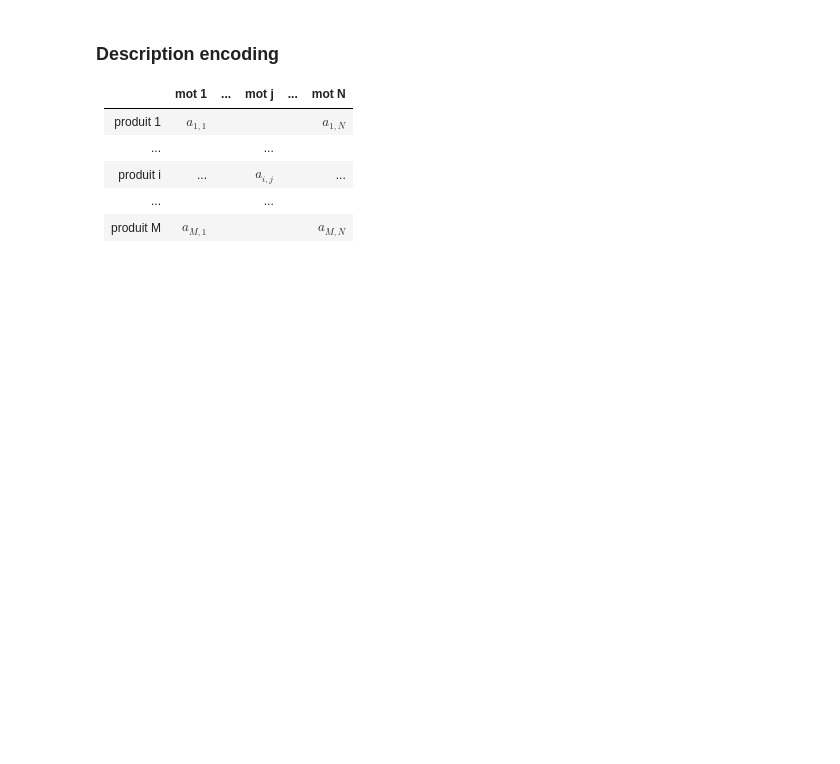
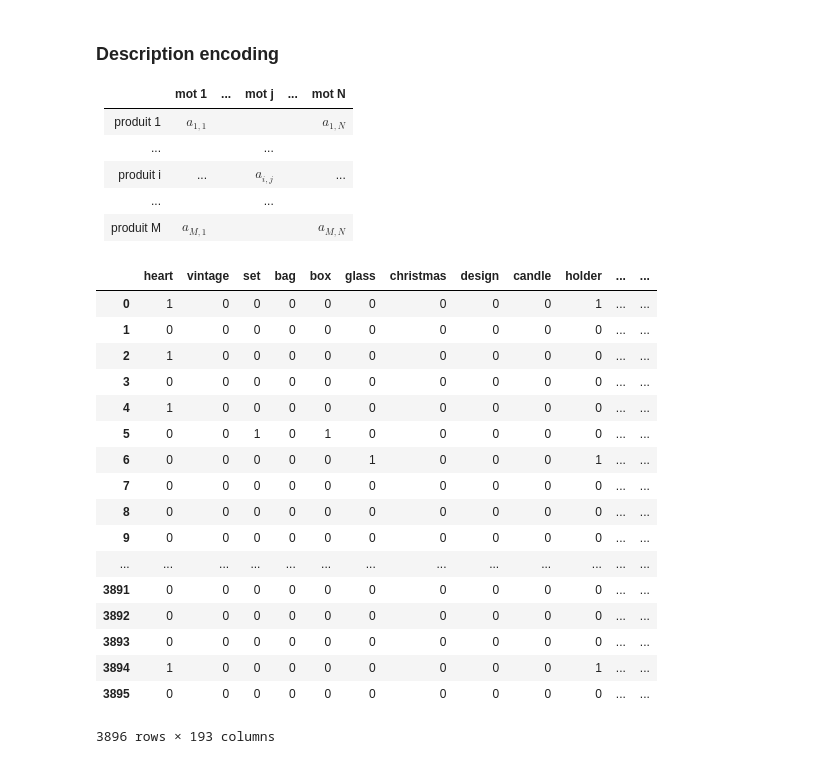
Before and after one commit to YaTingChang0620/CustomerAnalysis, a Jupyter notebook: description_matrix.ipynb, the cells around one changed output. Drawn from its saved outputs; the diff is of its cells as text; code cells hidden in the pictures; blank space fills up the shorter version.

```diff
--- a/description_matrix.ipynb
+++ b/description_matrix.ipynb
@@ -99,6 +109,27 @@ descriptions = df_initial['Description'].unique()
 X = pd.DataFrame()
 for key, occurence in list_products:
     X.loc[:, key] = list(map(lambda x:int(key.upper() in x), descriptions))
+# %%
+X
+# %% [output]
+|  | heart | vintage | set | bag | box | glass | christmas | design | candle | holder | ... | ... |
+| 0 | 1 | 0 | 0 | 0 | 0 | 0 | 0 | 0 | 0 | 1 | ... | ... |
+| 1 | 0 | 0 | 0 | 0 | 0 | 0 | 0 | 0 | 0 | 0 | ... | ... |
+| 2 | 1 | 0 | 0 | 0 | 0 | 0 | 0 | 0 | 0 | 0 | ... | ... |
+| 3 | 0 | 0 | 0 | 0 | 0 | 0 | 0 | 0 | 0 | 0 | ... | ... |
+| 4 | 1 | 0 | 0 | 0 | 0 | 0 | 0 | 0 | 0 | 0 | ... | ... |
+| 5 | 0 | 0 | 1 | 0 | 1 | 0 | 0 | 0 | 0 | 0 | ... | ... |
+| 6 | 0 | 0 | 0 | 0 | 0 | 1 | 0 | 0 | 0 | 1 | ... | ... |
+| 7 | 0 | 0 | 0 | 0 | 0 | 0 | 0 | 0 | 0 | 0 | ... | ... |
+| 8 | 0 | 0 | 0 | 0 | 0 | 0 | 0 | 0 | 0 | 0 | ... | ... |
+| 9 | 0 | 0 | 0 | 0 | 0 | 0 | 0 | 0 | 0 | 0 | ... | ... |
+| ... | ... | ... | ... | ... | ... | ... | ... | ... | ... | ... | ... | ... |
+| 3891 | 0 | 0 | 0 | 0 | 0 | 0 | 0 | 0 | 0 | 0 | ... | ... |
+| 3892 | 0 | 0 | 0 | 0 | 0 | 0 | 0 | 0 | 0 | 0 | ... | ... |
+| 3893 | 0 | 0 | 0 | 0 | 0 | 0 | 0 | 0 | 0 | 0 | ... | ... |
+| 3894 | 1 | 0 | 0 | 0 | 0 | 0 | 0 | 0 | 0 | 1 | ... | ... |
+| 3895 | 0 | 0 | 0 | 0 | 0 | 0 | 0 | 0 | 0 | 0 | ... | ... |
+3896 rows × 193 columns
 # %%
 # insert the descriptions to X
 X.insert(loc=0, column='Description', value=descriptions)
```
Also changed, not shown: parts of 3 cells of this notebook, 14 other files.
